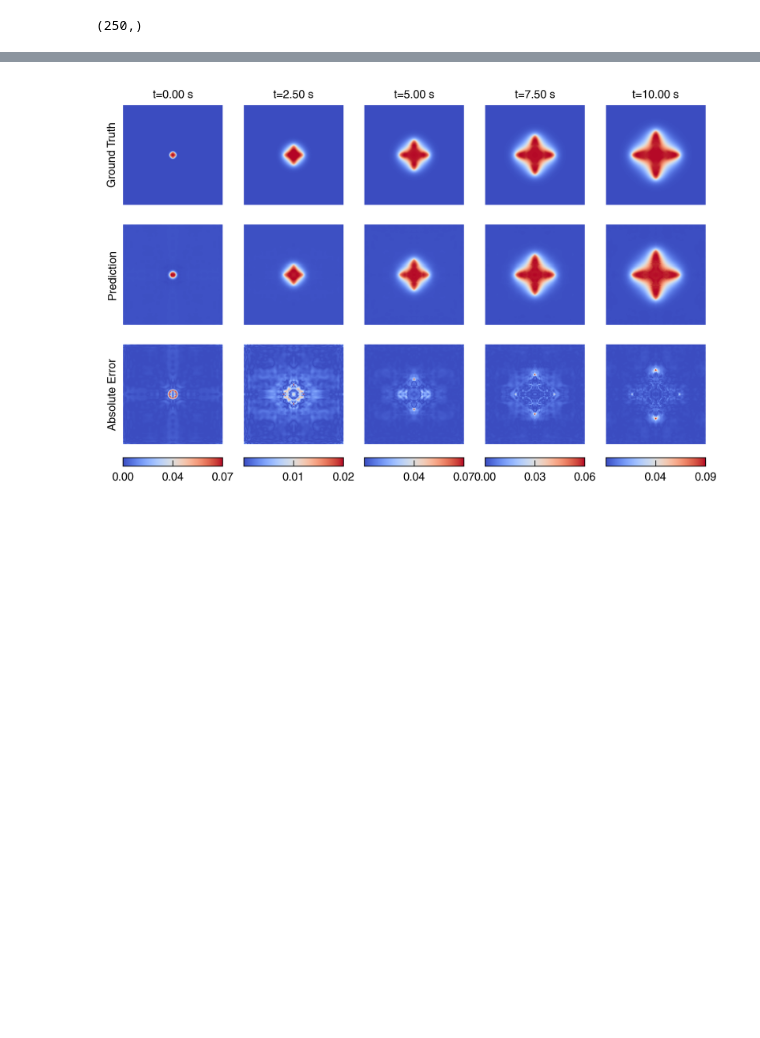
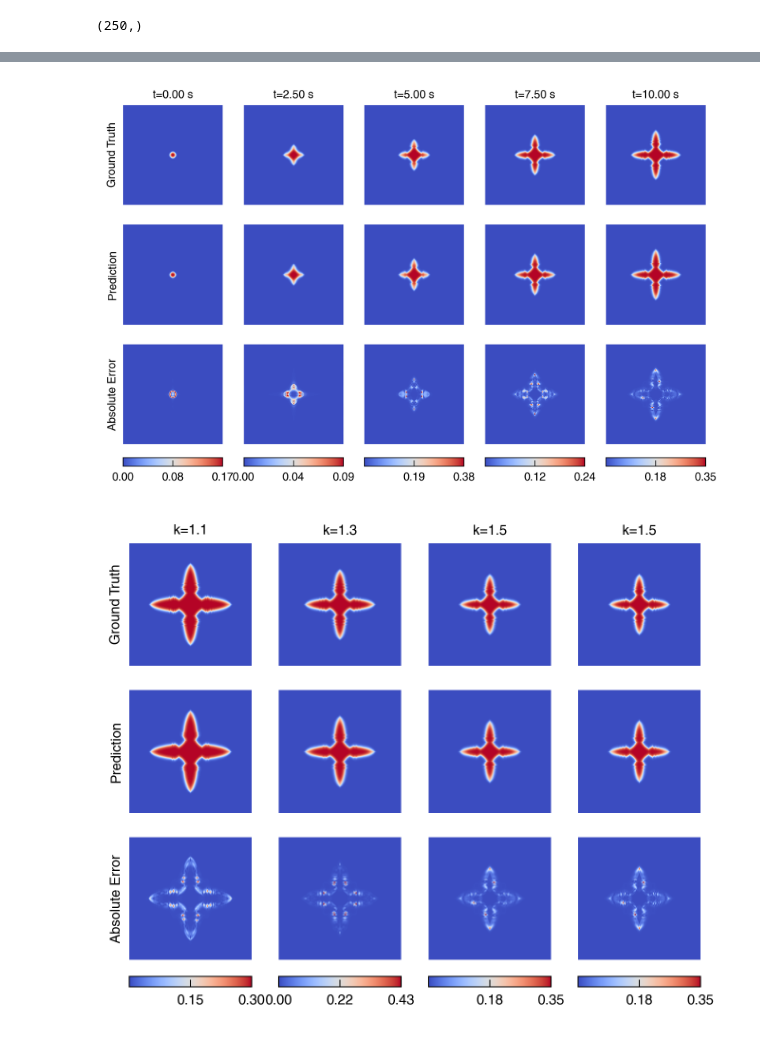
Before and after one commit to NanxiiChen/PF-PINO, a Jupyter notebook: solidification/eval.ipynb, the cells around one changed output, grey strips where cells are left out. Saved outputs shown, nothing was run; the diff lists cells and outputs as text; code cells hidden in the pictures; blank space fills up the shorter version.

```diff
--- a/solidification/eval.ipynb
+++ b/solidification/eval.ipynb
@@ -187,7 +188,7 @@ idxs = [0, 50, 100, 150, 200]
 meshesx = meshes[0]
 meshesy = meshes[1]
 example_th = -1
-component = 1
+component = 0
 fig, axes = plt.subplots(3, len(idxs), figsize=(1.3 * len(idxs), 3.8),)
 for i, idx in enumerate(idxs):
     ax = axes[0, i]
@@ -232,7 +233,60 @@ for i, idx in enumerate(idxs):
     fig.colorbar(diff_ax, cax=ax_bar, orientation='horizontal',
                  format='%.2f', ticks=jnp.linspace(0, jnp.max(diff), num=3))
 # %% [output]
-[figure, old version]
+[figure, new version]
+# %%
+# Final time step, with different ks
+
+meshesx = meshes[0]
+meshesy = meshes[1]
+example_ths = [1, 2, 3, 4]
+idx = -1
+component = 0
+fig, axes = plt.subplots(3, len(example_ths), figsize=(1.3 * len(example_ths), 3.8),)
+for i, example_th in enumerate(example_ths):
+    ax = axes[0, i]
+    # ax.contourf(meshesx, meshesy, y_test[example_th, idx, 0, :, :], levels=20, cmap='coolwarm')
+    ax.pcolormesh(meshesx, meshesy, y_test[example_th, idx, component, :, :], shading='auto', cmap='coolwarm')
+    if i == 0:
+        ax.text(-0.05, 0.5, "Ground Truth", ha="right", va="center", transform=ax.transAxes, rotation=90)
+    # ax.set_title(f"Ground Truth t={int((idx+1)*dt*configs.Tc)} s")
+    ax.set_axis_off()
+    ax.text(0.5, 1.05, f"k={test_ks[example_th, -1]:.1f}", ha="center", va="bottom", transform=ax.transAxes)
+    ax.set_aspect('equal')
+
+    ax = axes[1, i]
+    # ax.contourf(meshesx, meshesy, u_preds[example_th, idx, 0, :, :], levels=20, cmap='coolwarm')
+    ax.pcolormesh(meshesx, meshesy, u_preds[example_th, idx, component, :, :], shading='auto', cmap='coolwarm')
+    if i == 0:
+        ax.text(-0.05, 0.5, "Prediction", ha="right", va="center", transform=ax.transAxes, rotation=90)
+    ax.set_axis_off()
+    ax.set_aspect('equal')
+
+    ax = axes[2, i]
+    diff = jnp.abs(y_test[example_th, idx, component, :, :] - u_preds[example_th, idx, component, :, :])
+    # diff_ax = ax.contourf(meshesx, meshesy, diff, levels=20, cmap='coolwarm')
+    diff_ax = ax.pcolormesh(meshesx, meshesy, diff, shading='auto', cmap='coolwarm')
+    if i == 0:
+        ax.text(-0.05, 0.5, "Absolute Error", ha="right", va="center", transform=ax.transAxes, rotation=90)
+    ax.set_axis_off()
+    ax.set_aspect('equal')
+    ax_bar = fig.add_axes([ax.get_position().x0,
+                           ax.get_position().y0 - 0.05,
+                           ax.get_position().width,
+                           0.02])
+
+    # L2 = jnp.linalg.norm(y_test[example_th, idx, component, :, :] - u_preds[example_th, idx, component, :, :]) / jnp.linalg.norm(y_test[example_th, idx, component, :, :])
+    # # format as latex string wish scientific notation (\times 10^)
+    # L2_magnitude = jnp.floor(jnp.log10(L2))
+    # L2_coefficient = L2 / (10 ** L2_magnitude)
+    # L2_text = r"$L_2=" + f"{L2_coefficient:.2f}" + r"\times 10^{" + f"{int(L2_magnitude)}" + "}$"
+    # ax.text(0.01, 0.99, L2_text, ha="left", va="top", transform=ax.transAxes, fontsize=5, color='white')
+
+    # fewer ticks on colorbar with 2 precision
+    fig.colorbar(diff_ax, cax=ax_bar, orientation='horizontal',
+                 format='%.2f', ticks=jnp.linspace(0, jnp.max(diff), num=3))
+# %% [output]
+[figure, added]
 # %%
 evo_frac = jnp.mean((y_test+1)/2, axis=(-1, -2))[..., 0]
 evo_frac_pred = jnp.mean((u_preds+1)/2, axis=(-1, -2))[..., 0]
```
Also changed, not shown: parts of 6 cells of this notebook, 1 other file.
